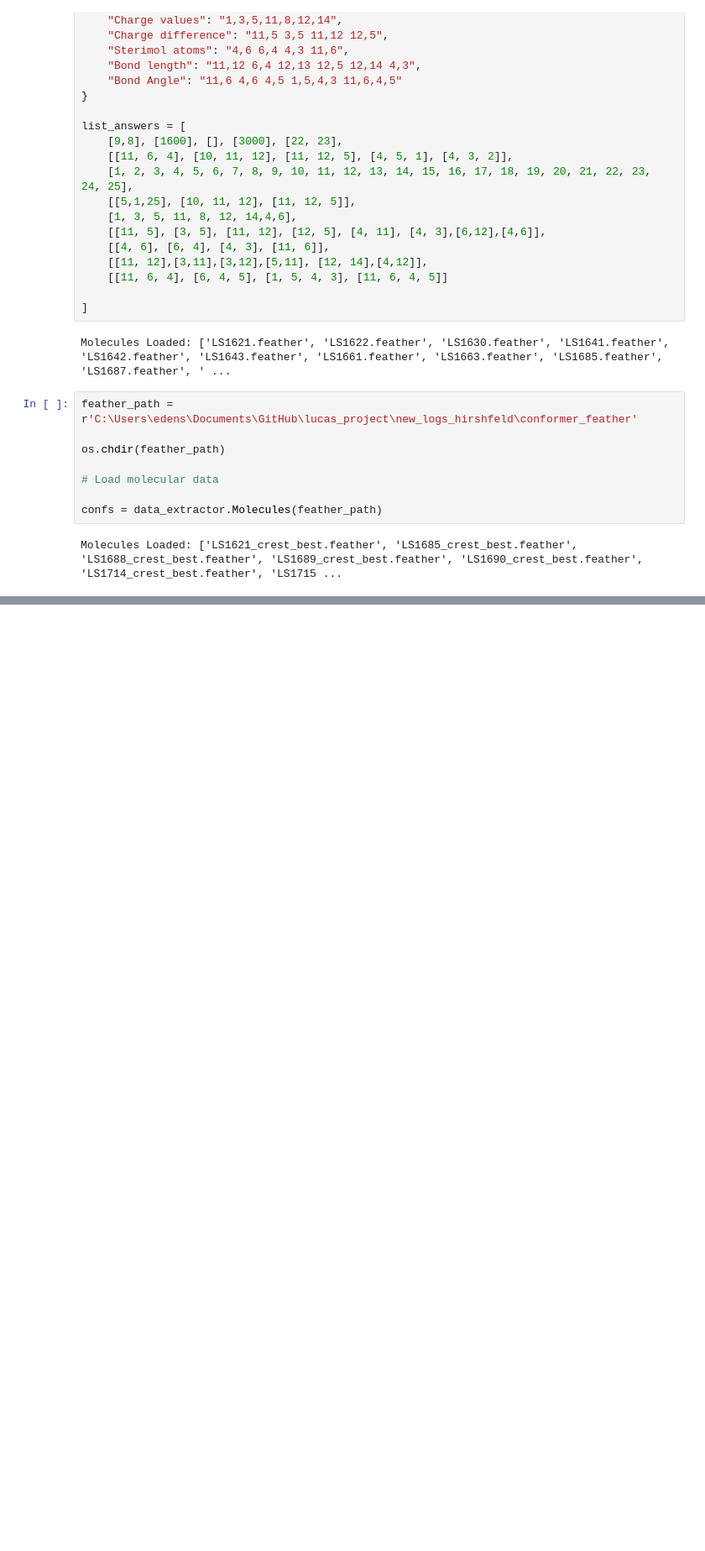
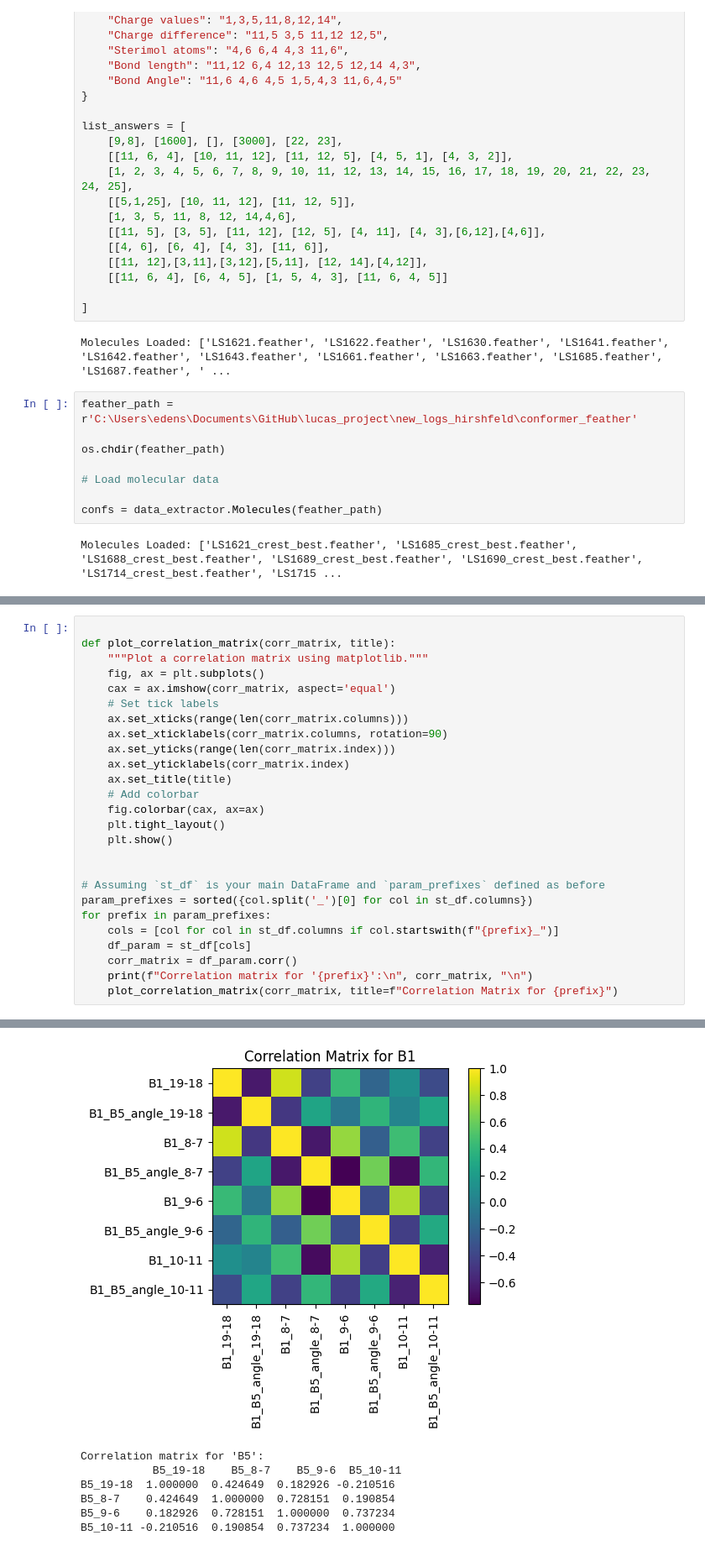
Before and after one commit to edenspec2/labcode_updated, a Jupyter notebook: MolFeatures/practical_use_lucas.ipynb, the cells around one changed output, grey strips where cells are left out. Shown at 84% size. Saved outputs shown, nothing was run; the diff lists cells and outputs as text; blank space fills up the shorter version.

```diff
--- a/MolFeatures/practical_use_lucas.ipynb
+++ b/MolFeatures/practical_use_lucas.ipynb
@@ -210,0 +126,27 @@ Atom count mismatch for LS1685: 55 vs 57
+# %%
+
+def plot_correlation_matrix(corr_matrix, title):
+    """Plot a correlation matrix using matplotlib."""
+    fig, ax = plt.subplots()
+    cax = ax.imshow(corr_matrix, aspect='equal')
+    # Set tick labels
+    ax.set_xticks(range(len(corr_matrix.columns)))
+    ax.set_xticklabels(corr_matrix.columns, rotation=90)
+    ax.set_yticks(range(len(corr_matrix.index)))
+    ax.set_yticklabels(corr_matrix.index)
+    ax.set_title(title)
+    # Add colorbar
+    fig.colorbar(cax, ax=ax)
+    plt.tight_layout()
+    plt.show()
+
+
+# Assuming `st_df` is your main DataFrame and `param_prefixes` defined as before
+param_prefixes = sorted({col.split('_')[0] for col in st_df.columns})
+for prefix in param_prefixes:
+    cols = [col for col in st_df.columns if col.startswith(f"{prefix}_")]
+    df_param = st_df[cols]
+    corr_matrix = df_param.corr()
+    print(f"Correlation matrix for '{prefix}':\n", corr_matrix, "\n")
+    plot_correlation_matrix(corr_matrix, title=f"Correlation Matrix for {prefix}")
+# %% [output]
@@ -210,0 +173,7 @@ Atom count mismatch for LS1685: 55 vs 57
+[figure, added]
+Correlation matrix for 'B5':
+           B5_19-18    B5_8-7    B5_9-6  B5_10-11
+B5_19-18  1.000000  0.424649  0.182926 -0.210516
+B5_8-7    0.424649  1.000000  0.728151  0.190854
+B5_9-6    0.182926  0.728151  1.000000  0.737234
+B5_10-11 -0.210516  0.190854  0.737234  1.000000
```
Also changed, not shown: parts of 19 cells of this notebook, 6 other files.
